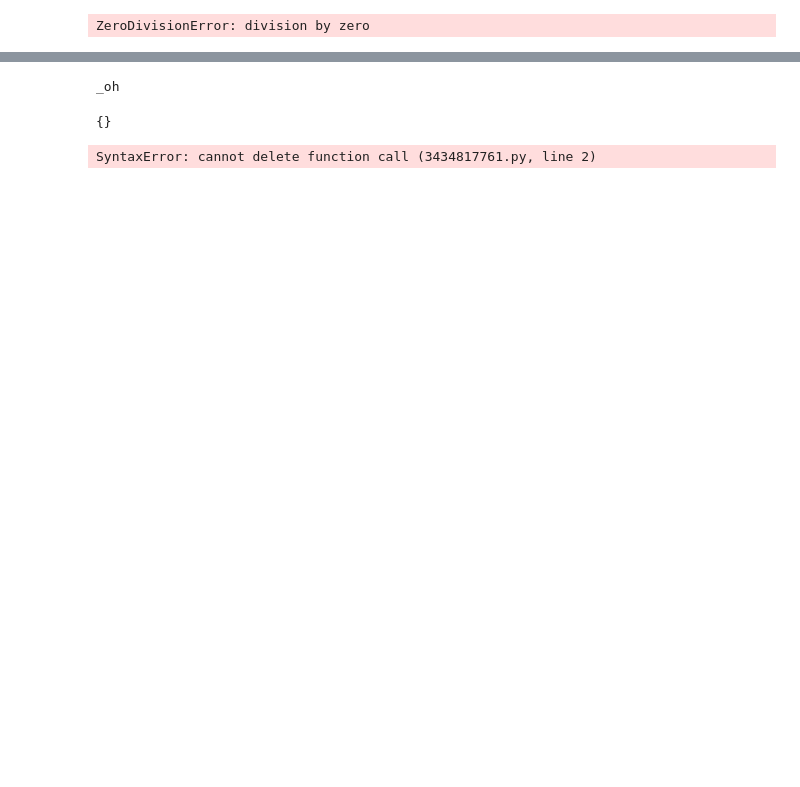
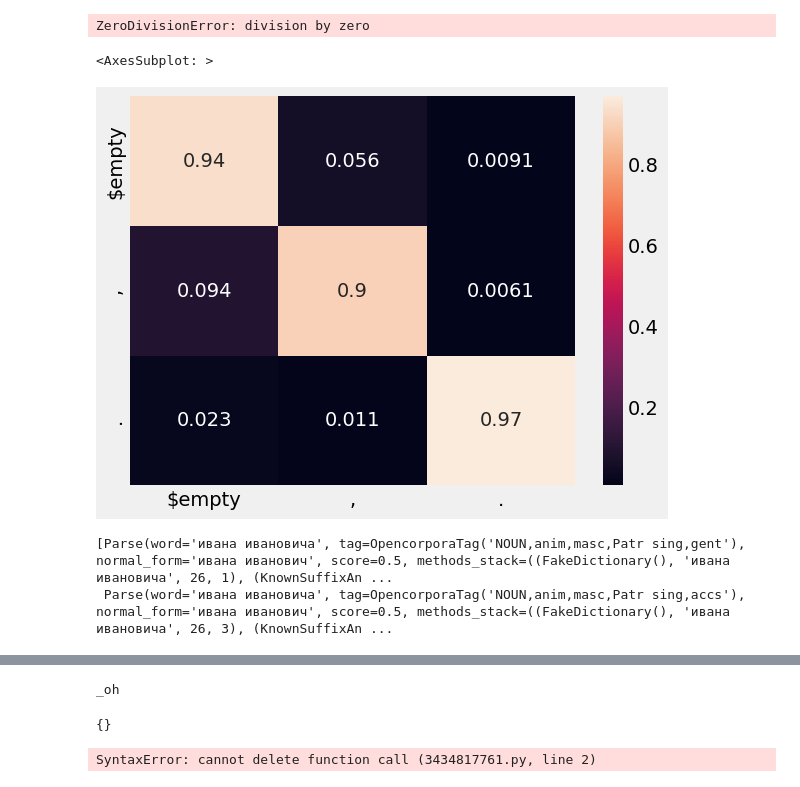
Before and after one commit to misha1sh/audio-ml, a Jupyter notebook: main-text-grammar.ipynb, the cells around one changed output, grey strips where cells are left out. Cells and saved outputs as stored; diff of their text form; code cells hidden in the pictures; blank space fills up the shorter version.

```diff
--- a/main-text-grammar.ipynb
+++ b/main-text-grammar.ipynb
@@ -329,2 +411,25 @@ torch.cuda.empty_cache()
 # %% [output]
 ZeroDivisionError: division by zero
+# %%
+with torch.no_grad():
+    trainer.model.eval()
+    y_test_pred = trainer.model(trainer.x_test)
+    _, y_pred_tags = torch.max(y_test_pred, dim = 1)
+    y_pred = y_pred_tags.cpu().numpy()
+    _, y_test_tags = torch.max(trainer.y_test, dim = 1)
+    y_test = y_test_tags.cpu().numpy()
+
+import pandas as pd
+import seaborn as sns
+from sklearn.metrics import confusion_matrix
+confusion_matrix_df = pd.DataFrame(confusion_matrix(y_test, y_pred, normalize="true")).rename(
+        columns=params['ID_TO_PUNCTUATION'], index=params['ID_TO_PUNCTUATION'])
+sns.heatmap(confusion_matrix_df, annot=True)
+# %% [output]
+<AxesSubplot: >
+[figure, added]
+# %%
+morph.parse("Ивана Ивановича")
+# %% [output]
+[Parse(word='ивана ивановича', tag=OpencorporaTag('NOUN,anim,masc,Patr sing,gent'), normal_form='ивана иванович', score=0.5, methods_stack=((FakeDictionary(), 'ивана ивановича', 26, 1), (KnownSuffixAn ...
+ Parse(word='ивана ивановича', tag=OpencorporaTag('NOUN,anim,masc,Patr sing,accs'), normal_form='ивана иванович', score=0.5, methods_stack=((FakeDictionary(), 'ивана ивановича', 26, 3), (KnownSuffixAn ...
```
Also changed, not shown: parts of 19 cells of this notebook, 6 other files.
